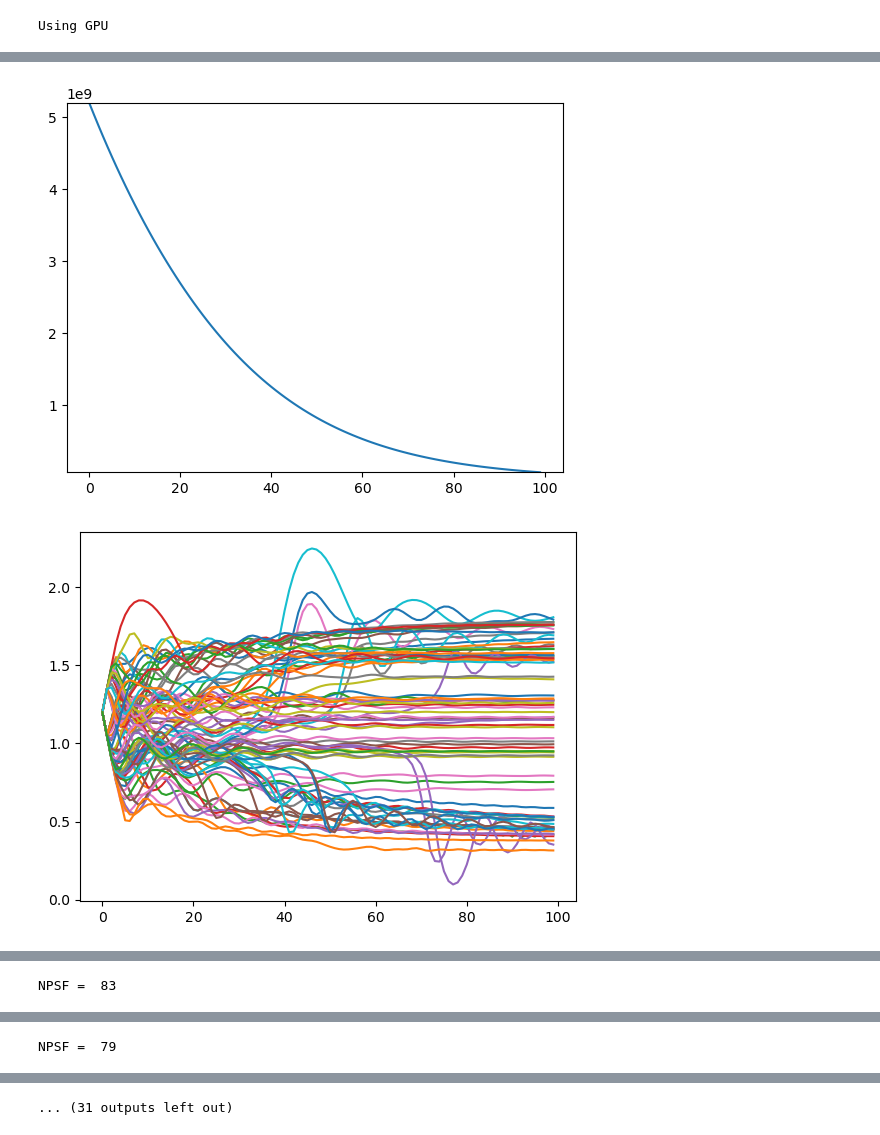
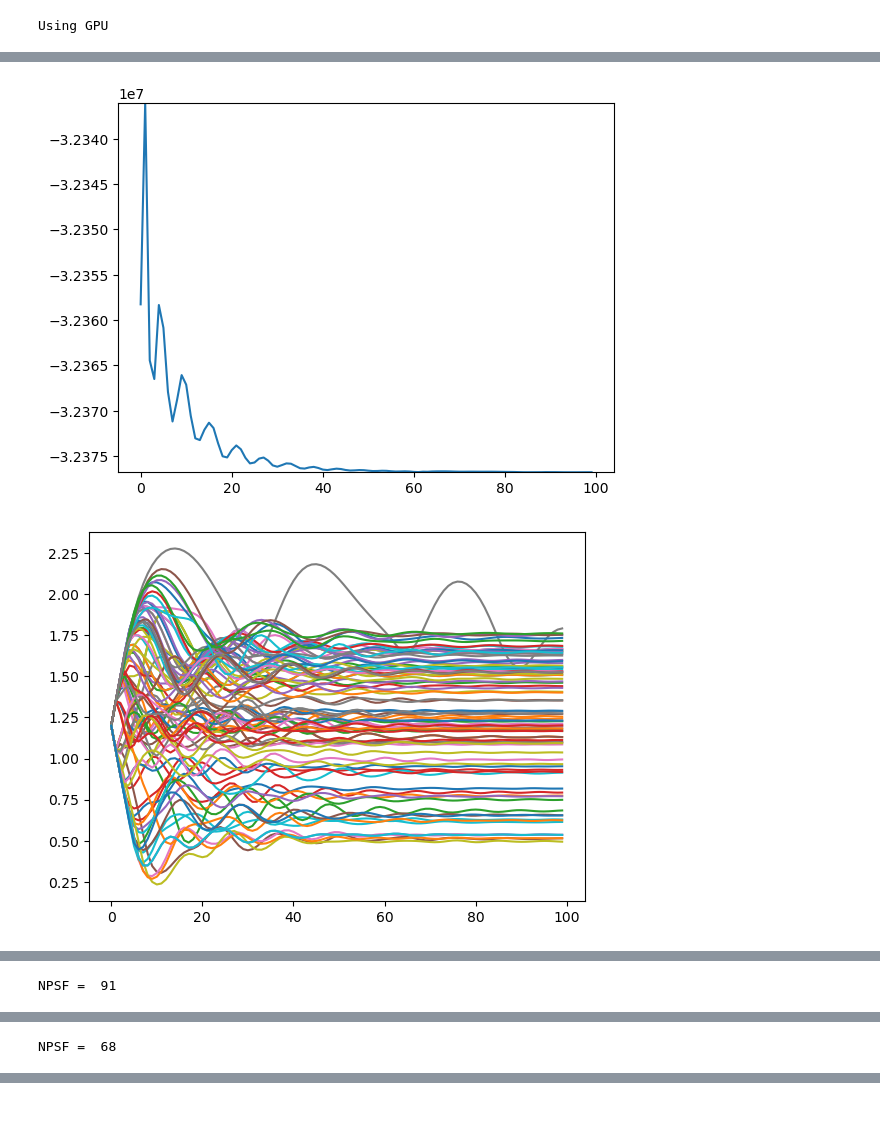
Before and after one commit to aautric/4polarMFM_these, a Jupyter notebook: notebooks_experimental_SLB_Louise/experimental_SGD.ipynb, the cells around one changed output, grey strips where cells are left out. Drawn from its saved outputs; the diff is of its cells as text; code cells hidden in the pictures.

```diff
--- a/notebooks_experimental_SLB_Louise/experimental_SGD.ipynb
+++ b/notebooks_experimental_SLB_Louise/experimental_SGD.ipynb
@@ -98,7 +98,7 @@ def loss_pos(xp, yp, zp, rho, eta, delta, N_photons, data, second_plane, backgro
     y_bound = limit(yp, 5*0.12, 100, upper=True) + limit(yp, -5*0.12, 100, upper=False)
     z_bound = limit(zp, 5., 100, upper=True) + limit(zp, 0, 100, upper=False)
     N_bound = torch.sum((N_photons - (torch.sum(data, dim=(1,2,3,4)) - background*len(data[0].flatten())) )**2)
-    return loss +x_bound+y_bound+z_bound+N_bound
+    return loss +x_bound+y_bound+z_bound+N_bound*0.01
 
 def loss_angle(M_, rho, eta, delta, N_photons, data, background, sigma, dim_simu):
     dim_data = 6
@@ -110,10 +110,10 @@ def loss_angle(M_, rho, eta, delta, N_photons, data, background, sigma, dim_simu
     N_bound = torch.sum((N_photons - (torch.sum(data, dim=(1,2,3,4)) - background*len(data[0].flatten())) )**2)
     return loss + 1000.*(delta_bound) + N_bound #+ 100000*torch.sum(h**2)
 
-def loss_angle_with_M(polar_proj, polar_proj2, rho, eta, delta, N_photons, data, background, sigma, dim_simu):
+def loss_angle_with_M(polar_proj, polar_proj2, rho, eta, delta, N_photons, x_fine, y_fine, z_fine, zernx, zerny, data, background, sigma, dim_simu, plot):
     dim_data = 6
-    u, v, M_ = compute_M(xp=x_found, yp=y_found, zp=z_found, d=d_, x=xx, y=yy, th1=th1, phi=phi, Ex0=Ex0, Ex1=Ex1, Ex2=Ex2
-                    , Ey0=Ey0, Ey1=Ey1, Ey2=Ey2, r=r, r_cut=r_cut, k=k_, f_o=f_o, phase_masky=phase_mask, phase_maskx=phase_mask, zernike_base=zernike_base, zernike_coefs_x=zernike_coefs_x, zernike_coefs_y=zernike_coefs_x,
+    u, v, M_ = compute_M(xp=x_fine, yp=y_fine, zp=z_fine, d=d_, x=xx, y=yy, th1=th1, phi=phi, Ex0=Ex0, Ex1=Ex1, Ex2=Ex2
+                    , Ey0=Ey0, Ey1=Ey1, Ey2=Ey2, r=r, r_cut=r_cut, k=k_, f_o=f_o, phase_masky=phase_mask, phase_maskx=phase_mask, zernike_base=zernike_base, zernike_coefs_x=torch.reshape(zernx, (3,15)), zernike_coefs_y=torch.reshape(zerny, (3,15)),
                         second_plane=second_plane, polar_projections=polar_projections, N=N,
                     l_pixel=l_pixel, NA=NA, mag=mag, lambd=lambd, f_tube=f_tube, MAG=MAG, device=device, polar_offset=polar_proj, polar_offset2=polar_proj2)
     h = PSF(rho=rho, eta=eta, delta=delta, M=M_, N_photons=N_photons)[:,:,:,dim_simu-dim_data:dim_simu+dim_data+1,dim_simu-dim_data:dim_simu+dim_data+1]
@@ -122,7 +122,10 @@ def loss_angle_with_M(polar_proj, polar_proj2, rho, eta, delta, N_photons, data,
     #loss = torch.sum(torch.pow(torch.sum(torch.add(h, -data), dim=(2,)), 2))
     delta_bound = limit(delta, 180, 100, upper=True) + limit(delta, 1, 100, upper=False)
     N_bound = torch.sum((N_photons - (torch.sum(data, dim=(1,2,3,4)) - background*len(data[0].flatten())) )**2)
-    return loss + 1000.*(delta_bound) + N_bound #+ 100000*torch.sum(h**2)
+    if plot:
+        plt.imshow(h[0,0,0].cpu().detach().numpy())
+        plt.show()
+    return loss + 1000.*(delta_bound) #+ N_bound #+ 100000*torch.sum(h**2)
 
 def score_eval(M_, rho, eta, delta, N_photons, data, background, sigma, dim_simu):
     dim_data = 6
@@ -134,7 +137,7 @@ data = pos_from_csv(path_info)
 # %%
 N_batch = 350
 # %%
-batch_offset = 67
+batch_offset = 0
 # %%
 torch.cuda.empty_cache()
 torch.cuda.ipc_collect()
@@ -175,8 +178,8 @@ for batch_number in range(N_batch):
     delta_exp = torch.tensor(delta, requires_grad=False, device=device)
 
     d_ = -torch.tensor([d[1] for k in range(len(x))], requires_grad=False, device=device)
-    second_plane = torch.tensor([d[1]-d[0], 0, d[1]-d[2]])
-    polar_projections = torch.tensor(np.array([0, 45, 0]))
+    second_plane = torch.tensor([d[1]-d[0], 0, d[1]-d[2]], device=device)
+    polar_projections = np.array([0, 45, 0])
 
     N=torch.tensor(80, device=device)
     l_pixel=torch.tensor(16, device=device)
@@ -196,7 +199,7 @@ for batch_number in range(N_batch):
     noisy_psf = torch.tensor([single_psf[k] for k in range(len(x))], device=device)
 
     u, v, M = compute_M(xp=x_start, yp=y_start, zp=z_exp, d=d_, x=xx, y=yy, th1=th1, phi=phi, Ex0=Ex0, Ex1=Ex1, Ex2=Ex2
-                    , Ey0=Ey0, Ey1=Ey1, Ey2=Ey2, r=r, r_cut=r_cut, k=k_, f_o=f_o, phase_maskx=phase_mask, phase_masky=phase_mask, zernike_base=zernike_base, zernike_coefs_x=zernike_coefs_x, zernike_coefs_y=zernike_coefs_x,
+                    , Ey0=Ey0, Ey1=Ey1, Ey2=Ey2, r=r, r_cut=r_cut, k=k_, f_o=f_o, phase_maskx=phase_mask, phase_masky=phase_mask, zernike_base=zernike_base, zernike_coefs_x=zernike_coefs_x, zernike_coefs_y=zernike_coefs_y,
                         second_plane=second_plane, polar_projections=polar_projections, N=N, l_pixel=l_pixel
                     , NA=NA, mag=mag, lambd=lambd, f_tube=f_tube, MAG=MAG, device=device, polar_offset=0., polar_offset2=0.)
     h = PSF(rho=torch.tensor(np.array([45. for k in range(NPSF)]), device=device), eta=torch.tensor([45. for k in range(NPSF)], device=device), delta=torch.tensor([100. for k in range(NPSF)], device=device), M=M, N_photons=torch.tensor([1000. for k in range(NPSF)], device=device))
@@ -204,7 +207,7 @@ for batch_number in range(N_batch):
     dim_simu = int(h.shape[-1]//2)
 
     ### first SGD on pos
-    Nstart = torch.tensor([3000 for i in range(NPSF)], requires_grad=False, device=device)
+    Nstart = torch.sum(noisy_psf, dim=(1,2,3,4)) - background*len(noisy_psf[0].flatten()) #torch.tensor([3000 for i in range(NPSF)], requires_grad=False, device=device)
     eta_rd = torch.tensor([45. for k in range(NPSF)], requires_grad=False, device=device)
     delta_rd = torch.tensor([150. for k in range(NPSF)], requires_grad=False, device=device)
 
@@ -243,46 +246,54 @@ for batch_number in range(N_batch):
     print('NPSF = ', NPSF)
 
     ### SGD 2 on orientation
+    zern_x = torch.tensor(np.zeros(3*15), device=device)
+    zern_y = torch.tensor(np.zeros(3*15), device=device)
 
     u, v, M = compute_M(xp=x_found, yp=y_found, zp=z_found, d=d_, x=xx, y=yy, th1=th1, phi=phi, Ex0=Ex0, Ex1=Ex1, Ex2=Ex2
-                    , Ey0=Ey0, Ey1=Ey1, Ey2=Ey2, r=r, r_cut=r_cut, k=k_, f_o=f_o, phase_maskx=phase_mask, phase_masky=phase_mask, zernike_base=zernike_base, zernike_coefs_x=zernike_coefs_x, zernike_coefs_y=zernike_coefs_x,
+                    , Ey0=Ey0, Ey1=Ey1, Ey2=Ey2, r=r, r_cut=r_cut, k=k_, f_o=f_o, phase_maskx=phase_mask, phase_masky=phase_mask, zernike_base=zernike_base, zernike_coefs_x=zernike_coefs_x, zernike_coefs_y=zernike_coefs_y,
                         second_plane=second_plane, polar_projections=polar_projections, N=N, l_pixel=l_pixel
                     , NA=NA, mag=mag, lambd=lambd, f_tube=f_tube, MAG=MAG, device=device, polar_offset=27., polar_offset2=27.)
 
     eta_rd = torch.tensor([90. for k in range(NPSF)], requires_grad=False, device=device)
-    offset_proj=torch.tensor(27., device=device)
-    #params = torch.cat((rho_exp, eta_rd, delta_exp, N_found/1000))
-    #params = torch.cat((eta_rd, eta_rd, eta_rd, N_found/1000))
-    params = torch.cat((eta_rd, eta_rd, eta_rd, N_found/1000))
+    offset_proj=torch.tensor([27.], device=device)
+    offset_proj2=torch.tensor([27.], device=device)
+    params = torch.cat((eta_rd, eta_rd, eta_rd))#, N_found/10))#, x_found*50, y_found*50, z_found*50))#, zern_x, zern_y))
     params.requires_grad=True
 
     # Use Stochastic Gradient Descent (SGD) to optimize params
     optimizer = torch.optim.Adam([params], lr=0.7)  # Learning rate = 0.01
 
-    num_epochs_max = 220
+    num_epochs_max = 200
     loss_ = []
     eta_ = []
+    zern_ = []
     for i in tqdm(range(num_epochs_max)):
         optimizer.zero_grad()  # Reset gradients
-        #loss = loss_angle(M.detach(), params[:NPSF], params[1*NPSF:2*NPSF], params[2*NPSF:3*NPSF], 1000*params[3*NPSF:4*NPSF], noisy_psf, background, sigma, dim_simu)
-        loss = loss_angle_with_M(offset_proj, offset_proj, params[:NPSF], params[1*NPSF:2*NPSF], params[2*NPSF:3*NPSF], 1000*params[3*NPSF:4*NPSF], noisy_psf, background, sigma, dim_simu)
+        loss = loss_angle_with_M(offset_proj, offset_proj2, params[:NPSF], params[1*NPSF:2*NPSF], params[2*NPSF:3*NPSF], N_found, x_found, y_found, z_found, zern_x, zern_y, noisy_psf, background, sigma, dim_simu, plot=(i==num_epochs_max-1))
         loss_.append(loss.cpu().detach().numpy())
         eta_.append(params[1*NPSF:2*NPSF].cpu().detach().numpy())
+        #zern_.append(params[-1].cpu().detach().numpy()/10)
         loss.backward()  # Backpropagation
         optimizer.step()  # Update parameters
-    fig, ax = plt.subplots(2)
+    fig, ax = plt.subplots(3)
     ax[0].plot(loss_)
     ax[0].set_ylim((np.min(np.array(loss_)), np.max(np.array(loss_))))
     ax[1].plot(eta_)
+    #ax[2].plot(zern_)
     plt.show()
     del(fig, ax)
 
     rho_found=params[0:NPSF].detach()%180
     eta_found=params[1*NPSF:2*NPSF].detach()%180
     delta_found=params[2*NPSF:3*NPSF].detach()
-    N_found2 = 1000*params[3*NPSF:4*NPSF].detach()
-    offset_proj_found = offset_proj
-    offset_proj_found2 = offset_proj
+    N_found2 = N_found #10*params[3*NPSF:4*NPSF].detach()
+    x_found = x_found#(params[4*NPSF:5*NPSF]/50).detach()
+    y_found = y_found#(params[5*NPSF:6*NPSF]/50).detach()
+    z_found = z_found#(params[6*NPSF:7*NPSF]/50).detach()
+    zernx = torch.reshape(zern_x, (3,15)).detach()
+    zerny = torch.reshape(zern_x, (3,15)).detach()
+    offset_proj_found = offset_proj[0]
+    offset_proj_found2 = offset_proj2[0]
     del(params, loss, eta_, loss_)
     u, v, M = compute_M(xp=x_found, yp=y_found, zp=z_found, d=d_, x=xx, y=yy, th1=th1, phi=phi, Ex0=Ex0, Ex1=Ex1, Ex2=Ex2
                     , Ey0=Ey0, Ey1=Ey1, Ey2=Ey2, r=r, r_cut=r_cut, k=k_, f_o=f_o, phase_maskx=phase_mask, phase_masky=phase_mask, zernike_base=zernike_base, zernike_coefs_x=zernike_coefs_x, zernike_coefs_y=zernike_coefs_x,
@@ -291,5 +302,5 @@ for batch_number in range(N_batch):
     score = score_eval(M.detach().cpu(), rho_found.cpu(), eta_found.cpu(), delta_found.cpu(), N_found2.cpu(), noisy_psf.cpu(), background, sigma, dim_simu)
     x_ = (x/0.120).astype(int)*0.12 + x_found.cpu().detach().numpy()
     y_ = (y/0.120).astype(int)*0.12 + y_found.cpu().detach().numpy()
-    np.savez_compressed('D:/AMAURY/experimental_processed/these_4polar_MFM/SLB_angles27_no_offset_count_Nbound2/'+str(int(batch_number)+1+batch_offset)+'.npz', frame = index_frame, x=x_, y=y_, z=1000*z_found.cpu().detach().numpy(), N_photons=N_found2.cpu().detach().numpy(), offset_proj=offset_proj_found.cpu().detach().numpy(), offset_proj2=offset_proj_found2.cpu().detach().numpy(), rho=rho_found.cpu().detach().numpy(), eta=eta_found.cpu().detach().numpy(), delta=delta_found.cpu().detach().numpy(), score=score, x_start=x, y_start=y, z_start=z, rho_start=rho, delta_start=delta)
+    np.savez_compressed('D:/AMAURY/experimental_processed/these_4polar_MFM/N_fixed/'+str(int(batch_number)+1+batch_offset)+'.npz', frame = index_frame, x=x_, y=y_, z=1000*z_found.cpu().detach().numpy(), N_photons=N_found2.cpu().detach().numpy(), offset_proj=offset_proj_found.cpu().detach().numpy(), offset_proj2=offset_proj_found2.cpu().detach().numpy(), rho=rho_found.cpu().detach().numpy(), eta=eta_found.cpu().detach().numpy(), delta=delta_found.cpu().detach().numpy(), score=score, x_start=x, y_start=y, z_start=z, rho_start=rho, delta_start=delta, zernx=zernx.cpu().detach().numpy(), zerny=zerny.cpu().detach().numpy())
 # %% [output]
@@ -311,2 +322,2 @@ for batch_number in range(N_batch):
-[figure, old version]
+[figure, new version]
-[figure, old version]
+[figure, new version]
@@ -314 +325 @@ for batch_number in range(N_batch):
-NPSF =  83
+NPSF =  91
@@ -334 +346 @@ NPSF =  83
-NPSF =  79
+NPSF =  68
@@ -336 +346,0 @@ NPSF =  79
-... (31 outputs left out)
```
Also changed, not shown: parts of 1 cell of this notebook, 6 other files.
